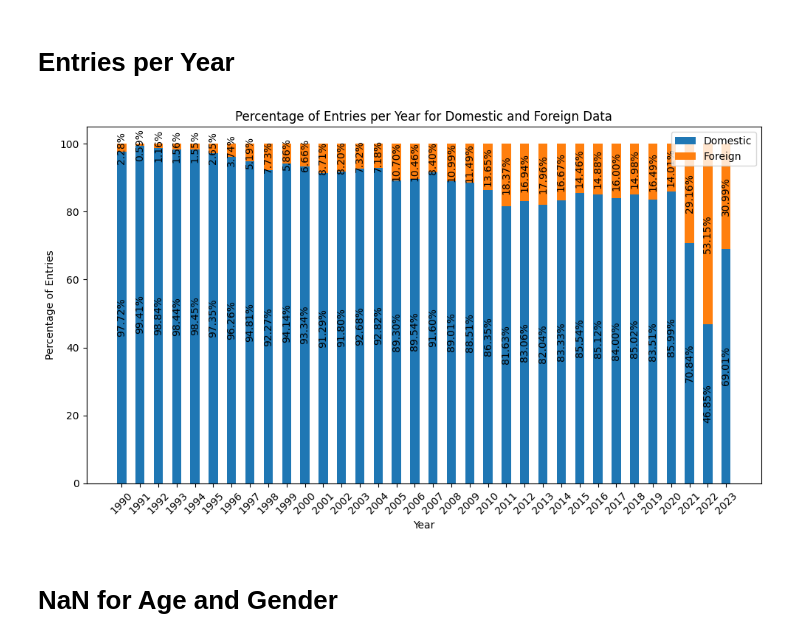
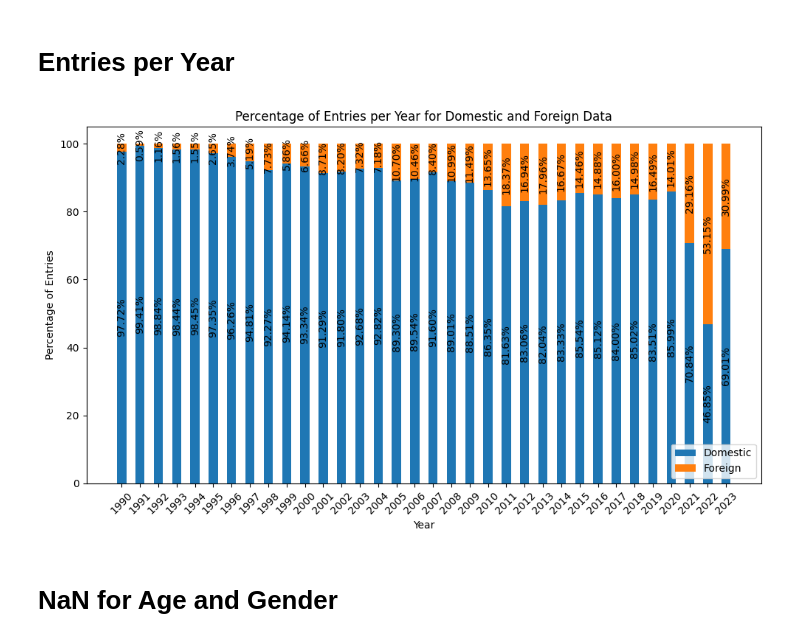
Before and after one commit to ZaNioxX/Masterarbeit, a Jupyter notebook: Data_Exploration/Domestic_vs_nonDomestic.ipynb, the cells around one changed output. Saved outputs shown, nothing was run; the diff lists cells and outputs as text; code cells hidden in the pictures.

Commit message:
added domestic vs non domestic plots

```diff
--- a/Data_Exploration/Domestic_vs_nonDomestic.ipynb
+++ b/Data_Exploration/Domestic_vs_nonDomestic.ipynb
@@ -53,35 +53,35 @@ domestic_counts = []
 foreign_counts = []
 
 for entry in aggregated_data['counts']:
     domestic_count = next((item['count'] for item in entry if not item['is_foreign']), 0)
     foreign_count = next((item['count'] for item in entry if item['is_foreign']), 0)
     domestic_counts.append(domestic_count)
     foreign_counts.append(foreign_count)
 
 bar_width = 0.5
 total_counts = [sum(entry['count'] for entry in counts) for counts in aggregated_data['counts']]
 domestic_percentages = [domestic_count / total_count * 100 if total_count != 0 else 0 for domestic_count, total_count in zip(domestic_counts, total_counts)]
 foreign_percentages = [foreign_count / total_count * 100 if total_count != 0 else 0 for foreign_count, total_count in zip(foreign_counts, total_counts)]
 
 plt.bar(years, domestic_percentages, bar_width, label='Domestic')
 plt.bar(years, foreign_percentages, bar_width, bottom=domestic_percentages, label='Foreign')
 
 plt.title('Percentage of Entries per Year for Domestic and Foreign Data')
 plt.xlabel('Year')
 plt.ylabel('Percentage of Entries')
 plt.xticks(years, rotation = 45)
-plt.legend()
+plt.legend(loc='lower right')
 
 # Add numbers on top of the bars
 for i, year in enumerate(years):
     plt.text(year, domestic_percentages[i] / 2, f'{domestic_percentages[i]:.2f}%', ha='center', va='center', rotation=90)
     plt.text(year, domestic_percentages[i] + foreign_percentages[i] / 2, f'{foreign_percentages[i]:.2f}%', ha='center', va='center', rotation=90)
 
 plt.tight_layout()
 plt.savefig('/Users/sep/PycharmProjects/Masterarbeit/Plots/Data_Exploration/Domestic_vs_NonDomestic/Entries_per_Year.png')
 plt.show()
 # %% [output]
-[figure, old version]
+[figure, new version]
 # %% [markdown]
 # NaN for Age and Gender
 # %%
```
Also changed, not shown: 1 other file.
